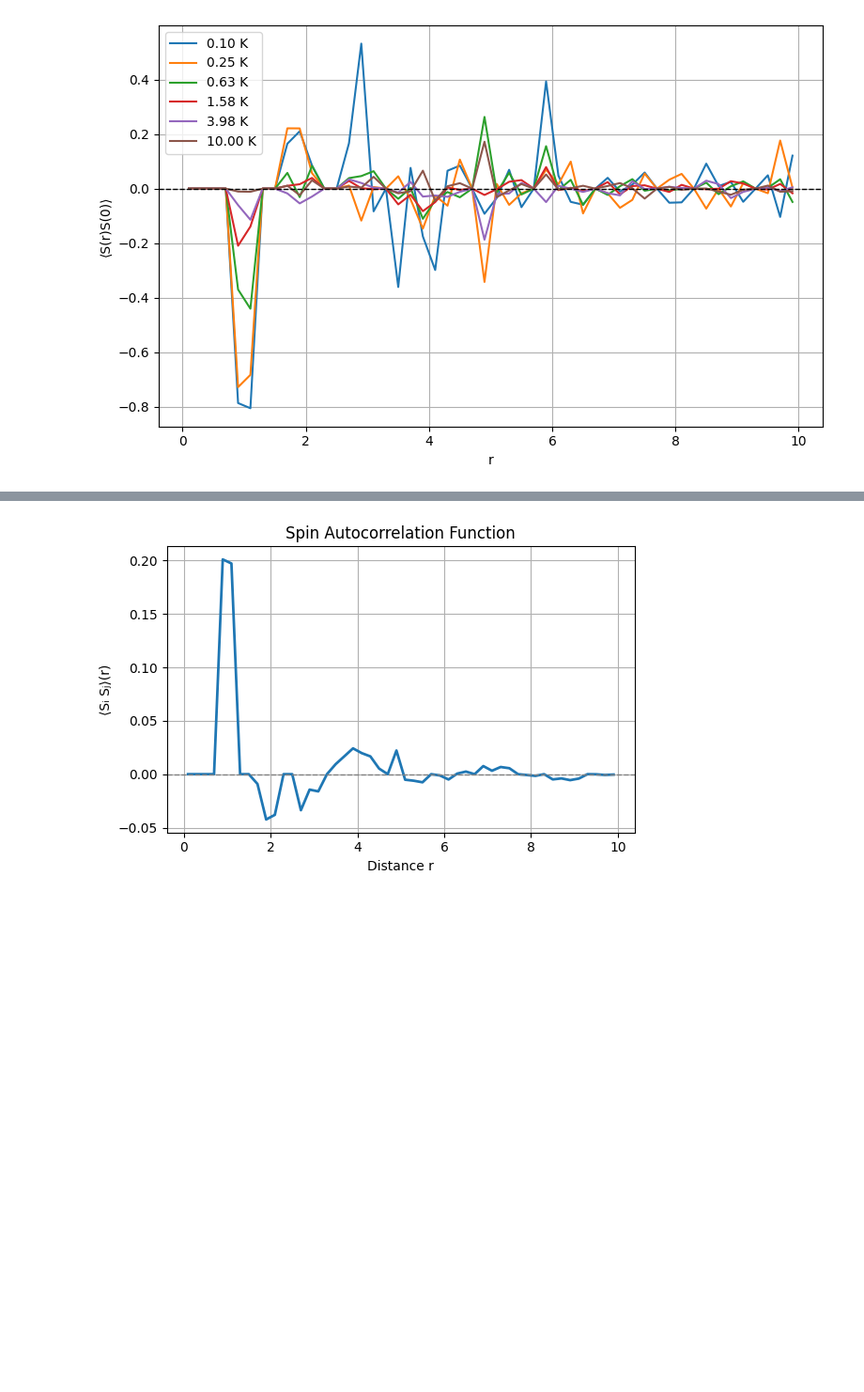
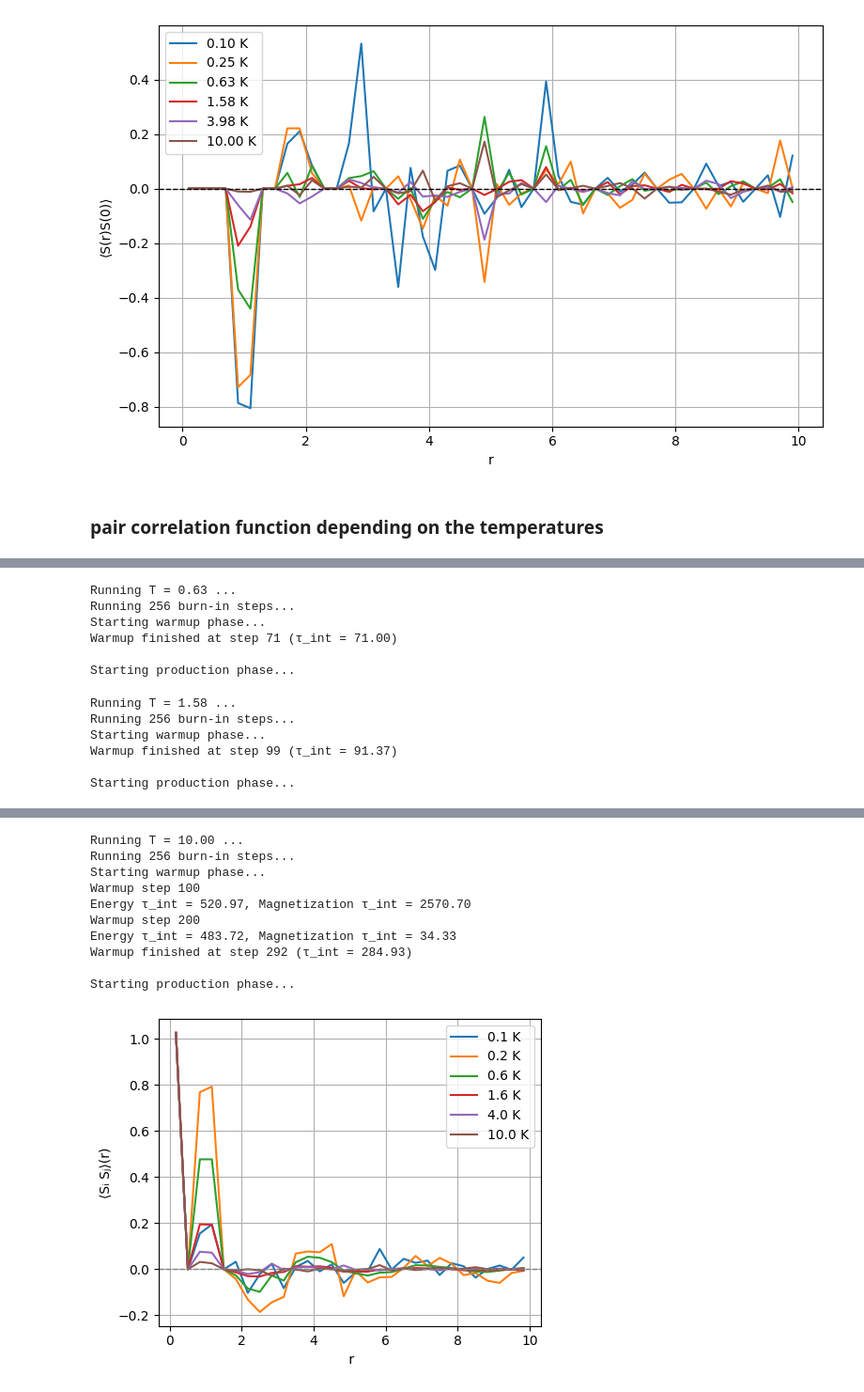
Before and after one commit to condmat-girl/monte-carlo-PtSe2, a Jupyter notebook: example.ipynb, the cells around one changed output, grey strips where cells are left out. Shown at 94% size. Saved outputs shown, nothing was run; the diff lists cells and outputs as text; code cells hidden in the pictures; blank space fills up the shorter version.

```diff
--- a/example.ipynb
+++ b/example.ipynb
@@ -255,40 +255,53 @@ plt.tight_layout()
 plt.show()
 # %% [output]
 [figure]
+# %% [markdown]
+### pair correlation function depending on the temperatures
 # %%
-# run_autocorrelation.py
 
 import numpy as np
 import matplotlib.pyplot as plt
 from lattice import Lattice
 from monte_carlo import MonteCarlo
-from visualization import Visualization
 
-# --- Simulation Parameters ---
-rows, cols = 20, 20
+rows, cols = 40, 40
 doping = 0.3
-kf, J0 = 1.0, -1.0
-T = 1.5
-steps = 100_000
-method = "metropolis"  # or "wolff"
+kf = 1.0
+J0 = -1.0
+method = "wolff"
+steps = 10_000
 
-# --- Set fixed bins (for consistent r spacing) ---
+temperatures = [0.1, 0.25, 0.63, 1.58, 3.98, 10.0]
+nbins = 30
 r_max = 10.0
-nbins = 50
 fixed_bin_edges = np.linspace(0, r_max, nbins + 1)
 fixed_bin_centers = 0.5 * (fixed_bin_edges[:-1] + fixed_bin_edges[1:])
 
-# --- Initialize system ---
-lattice = Lattice(rows, cols, doping, kf=kf, J0=J0)
-lattice.bin_edges = fixed_bin_edges
-lattice.hist, _ = np.histogram(lattice.r_ij, bins=fixed_bin_edges)
-lattice.bin_centers = fixed_bin_centers
+all_correlations = []
 
-# --- Run Monte Carlo ---
-mc = MonteCarlo(lattice)
-mc.run_loop(steps=steps, T=T, method=method)  # includes sampling & correlation
+for T in temperatures:
+    print(f"\nRunning T = {T:.2f} ...")
 
-# --- Plot autocorrelation ⟨SᵢSⱼ⟩(r) ---
-vis = Visualization(lattice, mc.acc)
-vis.plot_autocorrelation()  # Make sure this method is implemented
+    lattice = Lattice(rows, cols, doping, kf=kf, J0=J0)
+    lattice.bin_edges = fixed_bin_edges
+    lattice.hist, _ = np.histogram(lattice.r_ij, bins=fixed_bin_edges)
+    lattice.bin_centers = fixed_bin_centers
+
+    mc = MonteCarlo(lattice)
+    mc.run_loop(steps=steps, T=T, method=method)
+
+    _, corr = mc.acc.get_binned_pair_correlation()
+    all_correlations.append(corr)
+
+plt.figure(figsize=(5, 4))
+for corr, T in zip(all_correlations, temperatures):
+    plt.plot(fixed_bin_centers, corr, label=f"{T:.1f} K")
+
+plt.axhline(0, color="gray", linestyle="--", linewidth=1)
+plt.xlabel(" r")
+plt.ylabel("⟨Sᵢ Sⱼ⟩(r)")
+plt.legend()
+plt.grid(True)
+plt.tight_layout()
+plt.show()
 # %% [output]
@@ -305,0 +343,12 @@ Starting production phase...
+Running T = 0.63 ...
+Running 256 burn-in steps...
+Starting warmup phase...
+Warmup finished at step 71 (τ_int = 71.00)
+
+Starting production phase...
+Running T = 1.58 ...
+Running 256 burn-in steps...
+Starting warmup phase...
+Warmup finished at step 99 (τ_int = 91.37)
+
+Starting production phase...
@@ -306 +371,11 @@ Starting production phase...
+Running T = 10.00 ...
+Running 256 burn-in steps...
+Starting warmup phase...
+Warmup step 100
+Energy τ_int = 520.97, Magnetization τ_int = 2570.70
+Warmup step 200
+Energy τ_int = 483.72, Magnetization τ_int = 34.33
+Warmup finished at step 292 (τ_int = 284.93)
+
+Starting production phase...
-[figure, old version]
+[figure, new version]
```
Also changed, not shown: parts of 22 cells of this notebook, 8 other files.
